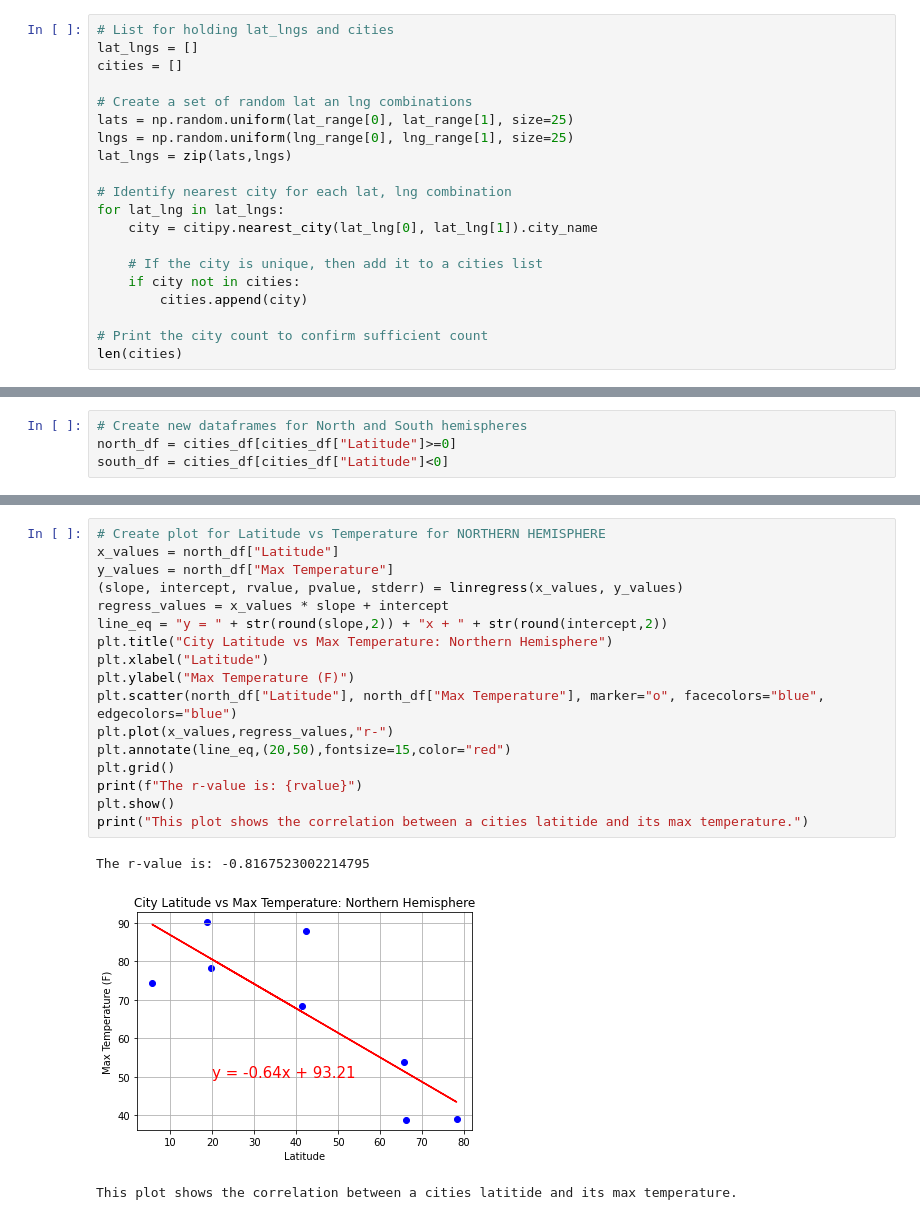
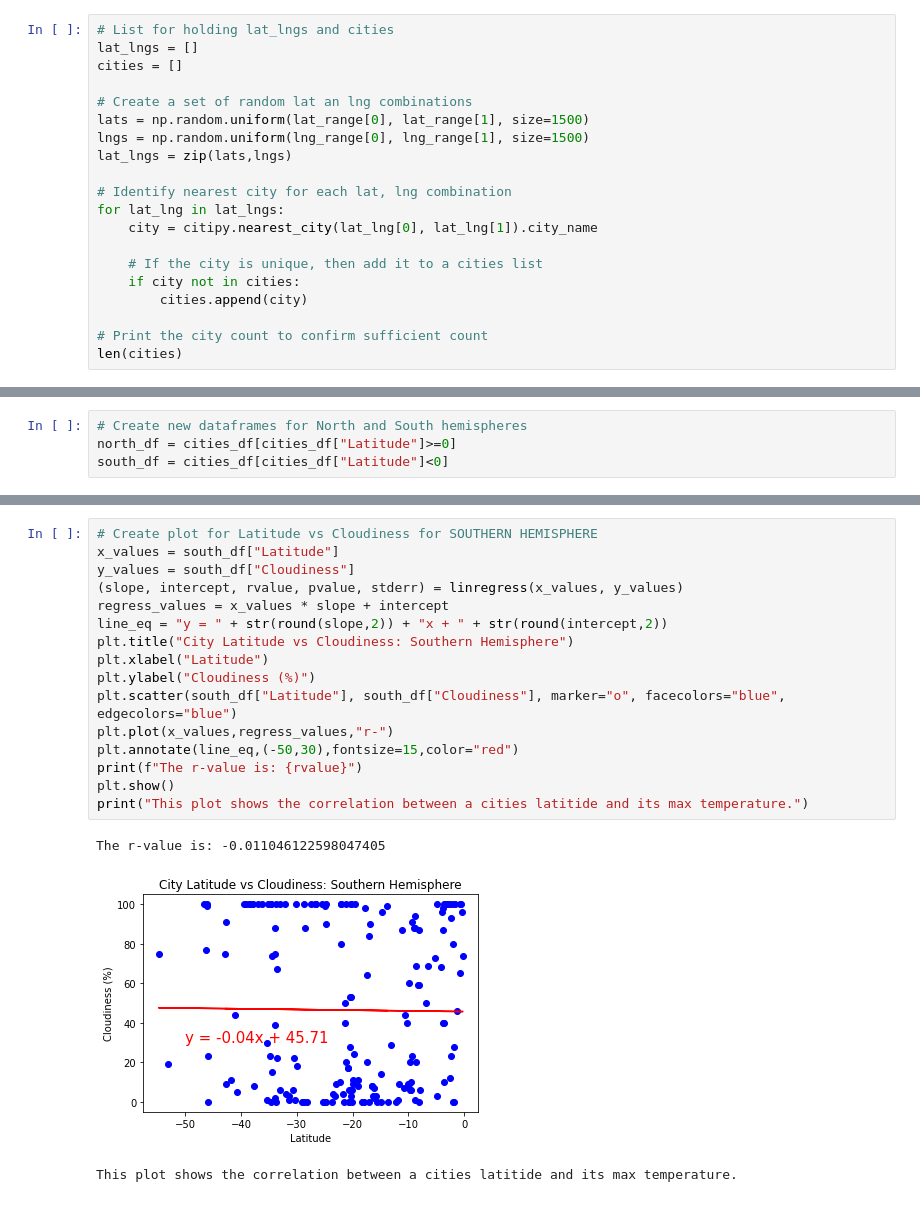
Before and after one commit to sissa81/python-api-challenge, a Jupyter notebook: WeatherPy/WeatherPy.ipynb, the cells around one changed output, grey strips where cells are left out. Cells and saved outputs as stored; diff of their text form.

```diff
--- a/WeatherPy/WeatherPy.ipynb
+++ b/WeatherPy/WeatherPy.ipynb
@@ -31,8 +31,8 @@ lat_lngs = []
 cities = []
 
 # Create a set of random lat an lng combinations
-lats = np.random.uniform(lat_range[0], lat_range[1], size=25)
-lngs = np.random.uniform(lng_range[0], lng_range[1], size=25)
+lats = np.random.uniform(lat_range[0], lat_range[1], size=1500)
+lngs = np.random.uniform(lng_range[0], lng_range[1], size=1500)
 lat_lngs = zip(lats,lngs)
 
 # Identify nearest city for each lat, lng combination
@@ -248,21 +366,20 @@ south_df = cities_df[cities_df["Latitude"]<0]
 # %%
-# Create plot for Latitude vs Temperature for NORTHERN HEMISPHERE
-x_values = north_df["Latitude"]
-y_values = north_df["Max Temperature"]
+# Create plot for Latitude vs Cloudiness for SOUTHERN HEMISPHERE
+x_values = south_df["Latitude"]
+y_values = south_df["Cloudiness"]
 (slope, intercept, rvalue, pvalue, stderr) = linregress(x_values, y_values)
 regress_values = x_values * slope + intercept
 line_eq = "y = " + str(round(slope,2)) + "x + " + str(round(intercept,2))
-plt.title("City Latitude vs Max Temperature: Northern Hemisphere")
+plt.title("City Latitude vs Cloudiness: Southern Hemisphere")
 plt.xlabel("Latitude")
-plt.ylabel("Max Temperature (F)")
-plt.scatter(north_df["Latitude"], north_df["Max Temperature"], marker="o", facecolors="blue", edgecolors="blue")
+plt.ylabel("Cloudiness (%)")
+plt.scatter(south_df["Latitude"], south_df["Cloudiness"], marker="o", facecolors="blue", edgecolors="blue")
 plt.plot(x_values,regress_values,"r-")
-plt.annotate(line_eq,(20,50),fontsize=15,color="red")
-plt.grid()
+plt.annotate(line_eq,(-50,30),fontsize=15,color="red")
 print(f"The r-value is: {rvalue}")
 plt.show()
 print("This plot shows the correlation between a cities latitide and its max temperature.")
 # %% [output]
-The r-value is: -0.8167523002214795
+The r-value is: -0.011046122598047405
-[figure, old version]
+[figure, new version]
 This plot shows the correlation between a cities latitide and its max temperature.
```
Also changed, not shown: parts of 22 cells of this notebook, 1 other file.
